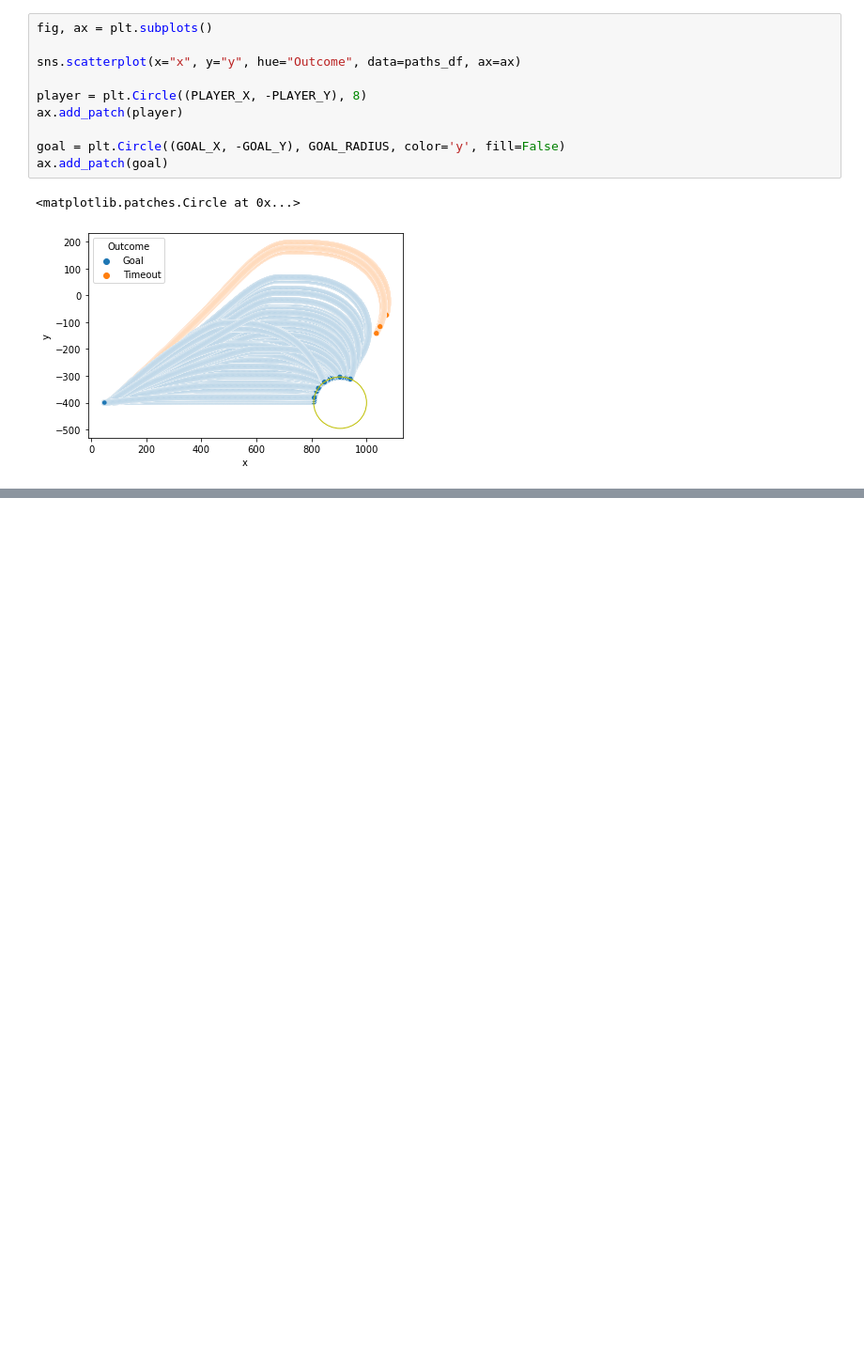
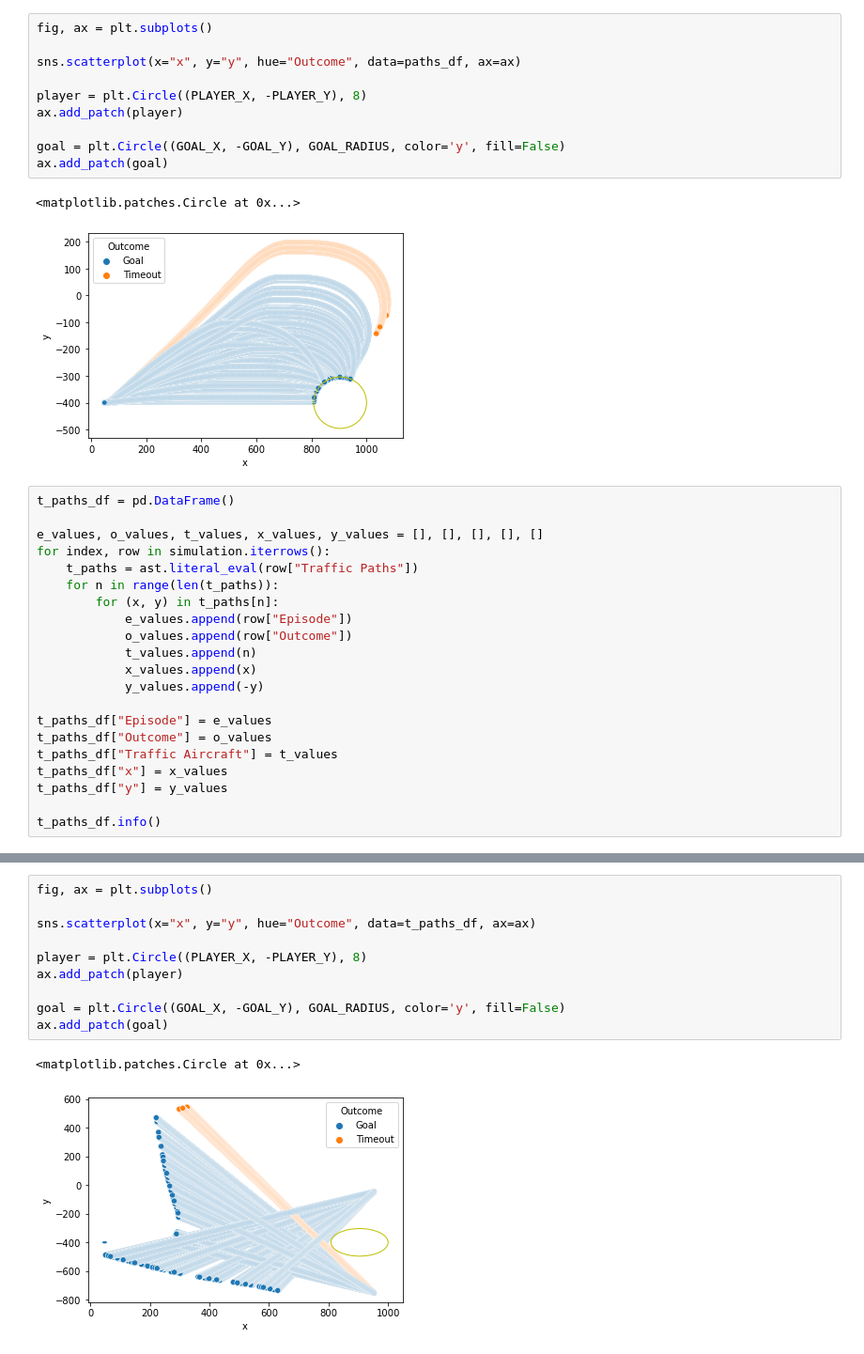
Before and after one commit to Christos-14/gym-ACAS2D, a Jupyter notebook: notebooks/simulation_ACAS2D_PPO_1048576_5_100.ipynb, the cells around one changed output, grey strips where cells are left out. Shown at 94% size. Saved outputs shown, nothing was run; the diff lists cells and outputs as text; blank space fills up the shorter version.

Commit message:
Keeping track of traffic paths. Displaying ACTION (a_lat).

```diff
--- a/notebooks/simulation_ACAS2D_PPO_1048576_5_100.ipynb
+++ b/notebooks/simulation_ACAS2D_PPO_1048576_5_100.ipynb
@@ -183,3 +164,24 @@ ax.add_patch(goal)
 # %% [output]
 <matplotlib.patches.Circle at 0x...>
 [figure]
+# %%
+t_paths_df = pd.DataFrame()
+
+e_values, o_values, t_values, x_values, y_values = [], [], [], [], []
+for index, row in simulation.iterrows():
+    t_paths = ast.literal_eval(row["Traffic Paths"])
+    for n in range(len(t_paths)):
+        for (x, y) in t_paths[n]:
+            e_values.append(row["Episode"])
+            o_values.append(row["Outcome"])
+            t_values.append(n)
+            x_values.append(x)
+            y_values.append(-y)
+
+t_paths_df["Episode"] = e_values
+t_paths_df["Outcome"] = o_values
+t_paths_df["Traffic Aircraft"] = t_values
+t_paths_df["x"] = x_values
+t_paths_df["y"] = y_values
+
+t_paths_df.info()
@@ -185,0 +201,13 @@ ax.add_patch(goal)
+# %%
+fig, ax = plt.subplots()
+
+sns.scatterplot(x="x", y="y", hue="Outcome", data=t_paths_df, ax=ax)
+
+player = plt.Circle((PLAYER_X, -PLAYER_Y), 8)
+ax.add_patch(player)
+
+goal = plt.Circle((GOAL_X, -GOAL_Y), GOAL_RADIUS, color='y', fill=False)
+ax.add_patch(goal)
+# %% [output]
+<matplotlib.patches.Circle at 0x...>
+[figure, added]
```
Also changed, not shown: parts of 9 cells of this notebook, 5 other files.
